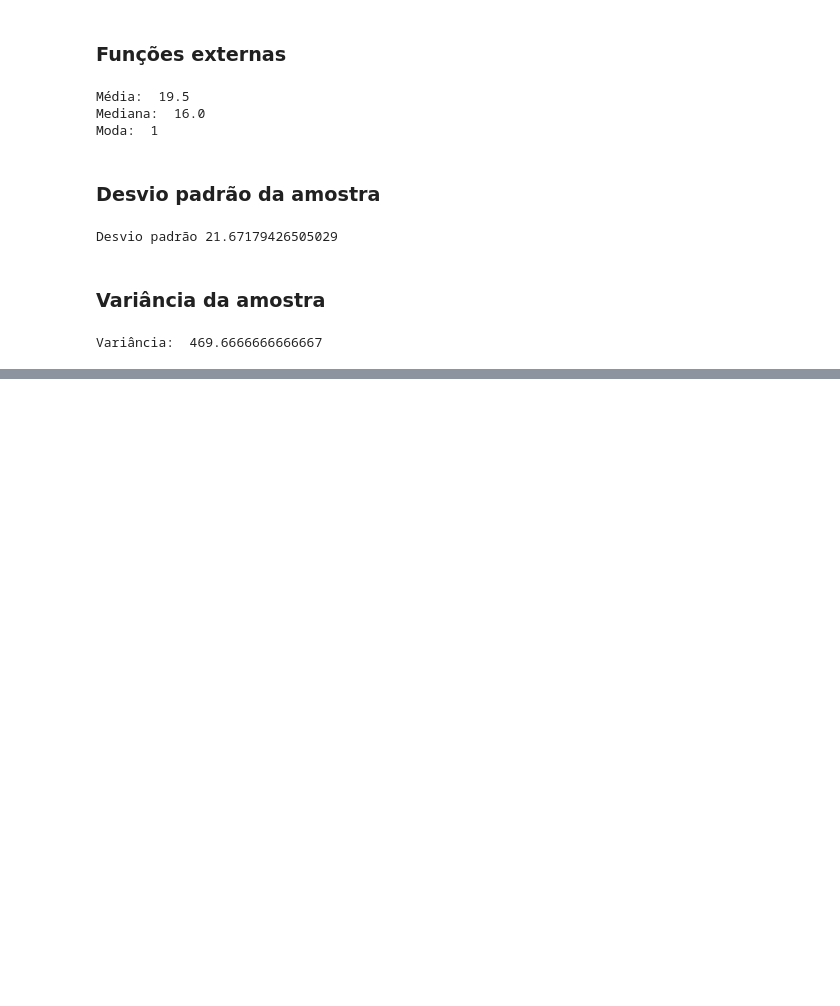
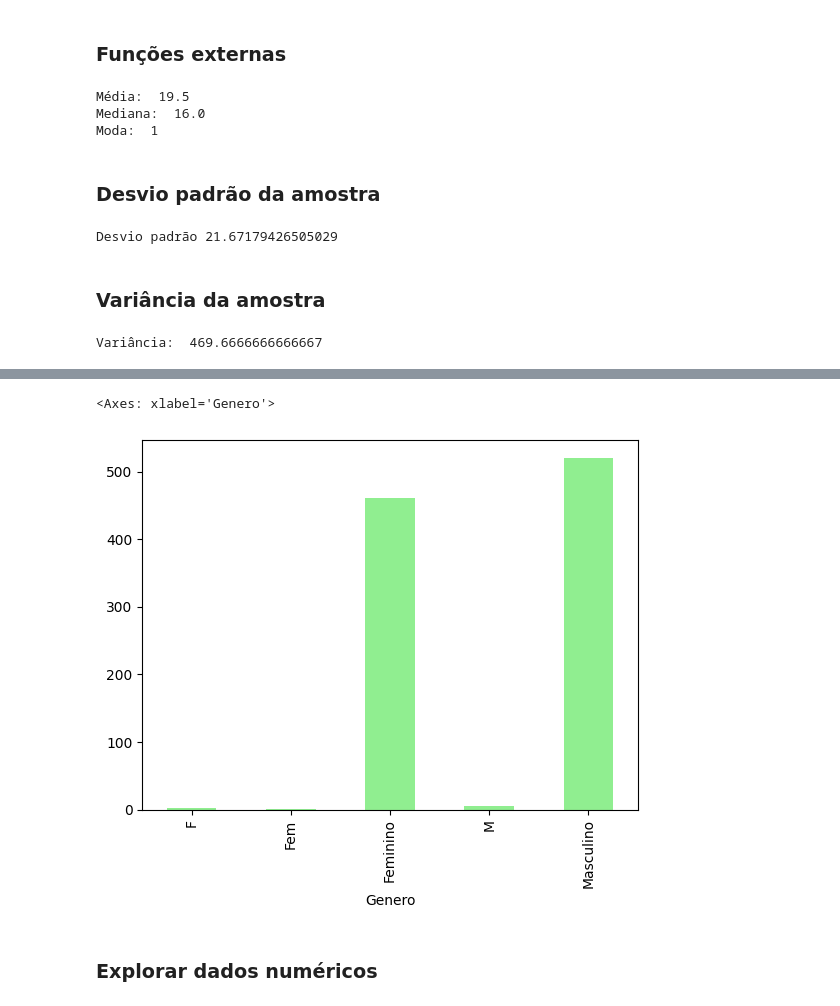
Before and after one commit to DiegoRCarvalho/analise-de-dados-python, a Jupyter notebook: analise_dados_python.ipynb, the cells around one changed output, grey strips where cells are left out. Drawn from its saved outputs; the diff is of its cells as text; code cells hidden in the pictures; blank space fills up the shorter version.

```diff
--- a/analise_dados_python.ipynb
+++ b/analise_dados_python.ipynb
@@ -1273,0 +1348,3 @@ Variância:  469.6666666666667
+# %%
+agrupado = dataset.groupby(['Genero']).size()
+agrupado
@@ -1273,0 +1359,7 @@ Variância:  469.6666666666667
+# %%
+agrupado.plot.bar(color='lightgreen')
+# %% [output]
+<Axes: xlabel='Genero'>
+[figure, added]
+# %% [markdown]
+### <a>Explorar dados numéricos</a>
```
Also changed, not shown: parts of 40 cells of this notebook.
